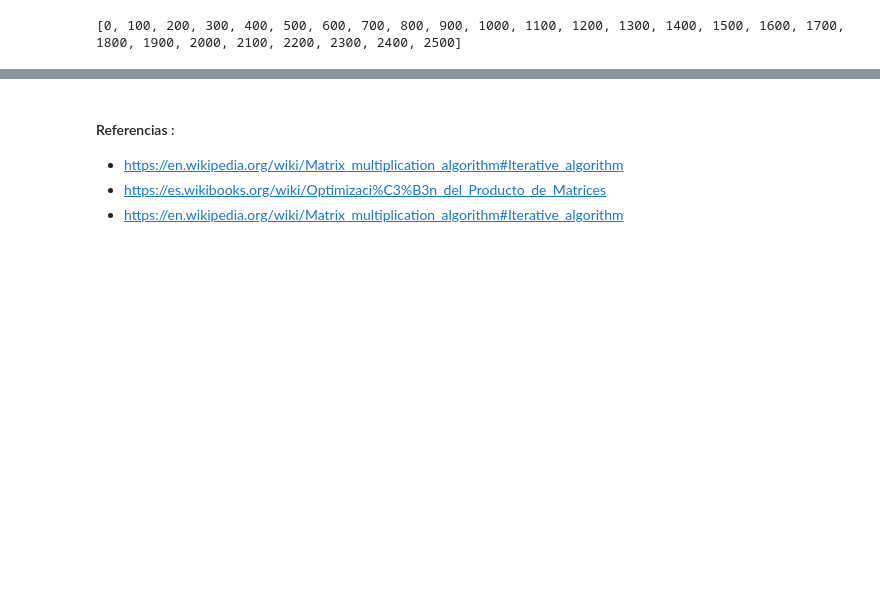
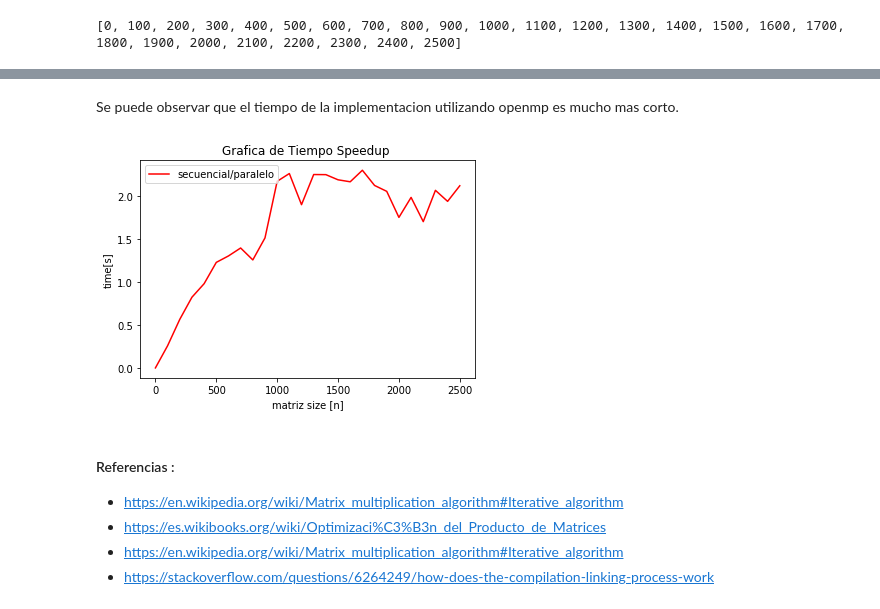
Before and after one commit to carlos4rias/HPC, a Jupyter notebook: Homeworks/Homework2/readme.ipynb, the cells around one changed output, grey strips where cells are left out. Saved outputs shown, nothing was run; the diff lists cells and outputs as text; code cells hidden in the pictures; blank space fills up the shorter version.

```diff
--- a/Homeworks/Homework2/readme.ipynb
+++ b/Homeworks/Homework2/readme.ipynb
@@ -523,5 +611,17 @@ len(omp_ompt)
+# %% [markdown]
+Se puede observar que el tiempo de la implementacion utilizando openmp es mucho mas corto.
+# %%
+plt.plot(sizes,speedup, 'r',label='secuencial/paralelo')
+plt.xlabel('matriz size [n]')
+plt.legend(loc='upper left')
+plt.ylabel('time[s]')
+plt.title("Grafica de Tiempo Speedup ")
+plt.show()
+# %% [output]
+[figure, added]
 # %% [markdown]
 #### Referencias :
 - https://en.wikipedia.org/wiki/Matrix_multiplication_algorithm#Iterative_algorithm
 - https://es.wikibooks.org/wiki/Optimizaci%C3%B3n_del_Producto_de_Matrices
 - https://en.wikipedia.org/wiki/Matrix_multiplication_algorithm#Iterative_algorithm
+- https://stackoverflow.com/questions/6264249/how-does-the-compilation-linking-process-work
```
Also changed, not shown: parts of 14 cells of this notebook.
